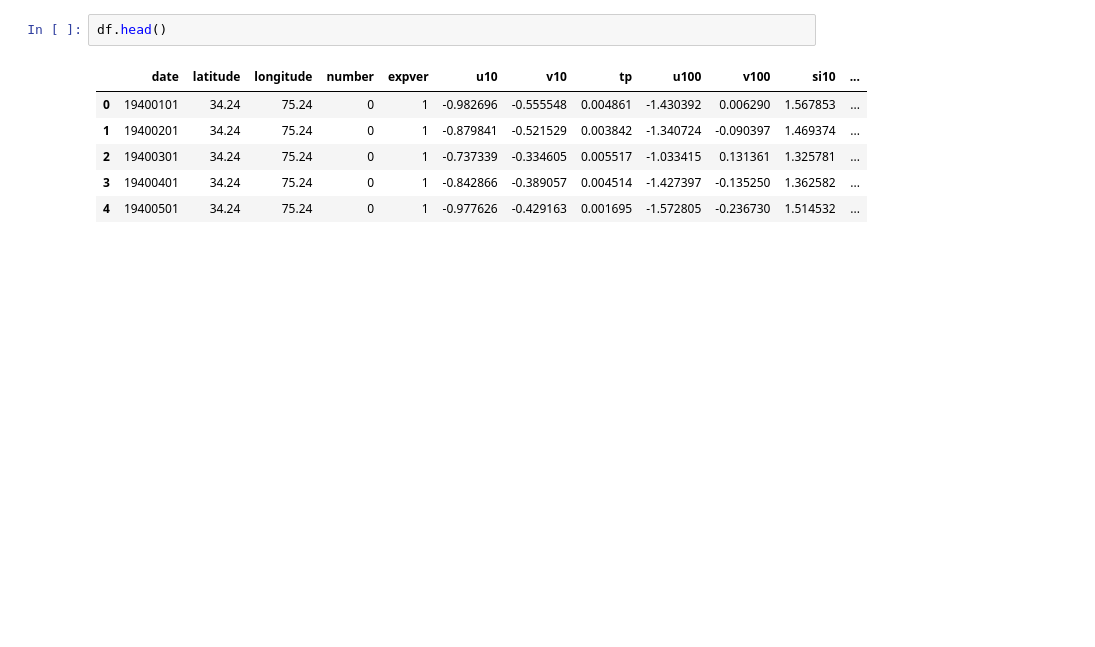
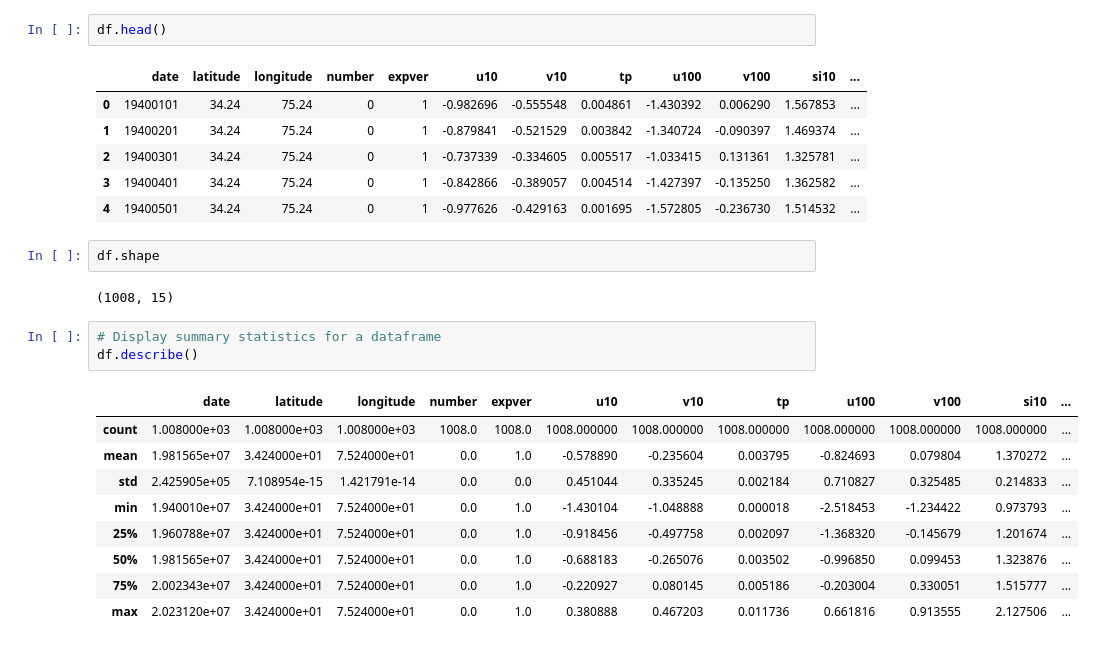
Before and after one commit to qazi-adnan/Monthly_rainfall_Estimation, a Jupyter notebook: notebooks/data.ipynb, the cells around one changed output. Cells and saved outputs as stored; diff of their text form; blank space fills up the shorter version.

```diff
--- a/notebooks/data.ipynb
+++ b/notebooks/data.ipynb
@@ -148,3 +148,20 @@ df.head()
 | 2 | 19400301 | 34.24 | 75.24 | 0 | 1 | -0.737339 | -0.334605 | 0.005517 | -1.033415 | 0.131361 | 1.325781 | ... |
 | 3 | 19400401 | 34.24 | 75.24 | 0 | 1 | -0.842866 | -0.389057 | 0.004514 | -1.427397 | -0.135250 | 1.362582 | ... |
 | 4 | 19400501 | 34.24 | 75.24 | 0 | 1 | -0.977626 | -0.429163 | 0.001695 | -1.572805 | -0.236730 | 1.514532 | ... |
+# %%
+df.shape
+# %% [output]
+(1008, 15)
+# %%
+# Display summary statistics for a dataframe
+df.describe()
+# %% [output]
+|  | date | latitude | longitude | number | expver | u10 | v10 | tp | u100 | v100 | si10 | ... |
+| count | 1.008000e+03 | 1.008000e+03 | 1.008000e+03 | 1008.0 | 1008.0 | 1008.000000 | 1008.000000 | 1008.000000 | 1008.000000 | 1008.000000 | 1008.000000 | ... |
+| mean | 1.981565e+07 | 3.424000e+01 | 7.524000e+01 | 0.0 | 1.0 | -0.578890 | -0.235604 | 0.003795 | -0.824693 | 0.079804 | 1.370272 | ... |
+| std | 2.425905e+05 | 7.108954e-15 | 1.421791e-14 | 0.0 | 0.0 | 0.451044 | 0.335245 | 0.002184 | 0.710827 | 0.325485 | 0.214833 | ... |
+| min | 1.940010e+07 | 3.424000e+01 | 7.524000e+01 | 0.0 | 1.0 | -1.430104 | -1.048888 | 0.000018 | -2.518453 | -1.234422 | 0.973793 | ... |
+| 25% | 1.960788e+07 | 3.424000e+01 | 7.524000e+01 | 0.0 | 1.0 | -0.918456 | -0.497758 | 0.002097 | -1.368320 | -0.145679 | 1.201674 | ... |
+| 50% | 1.981565e+07 | 3.424000e+01 | 7.524000e+01 | 0.0 | 1.0 | -0.688183 | -0.265076 | 0.003502 | -0.996850 | 0.099453 | 1.323876 | ... |
+| 75% | 2.002343e+07 | 3.424000e+01 | 7.524000e+01 | 0.0 | 1.0 | -0.220927 | 0.080145 | 0.005186 | -0.203004 | 0.330051 | 1.515777 | ... |
+| max | 2.023120e+07 | 3.424000e+01 | 7.524000e+01 | 0.0 | 1.0 | 0.380888 | 0.467203 | 0.011736 | 0.661816 | 0.913555 | 2.127506 | ... |
```
Also changed, not shown: parts of 6 cells of this notebook.
